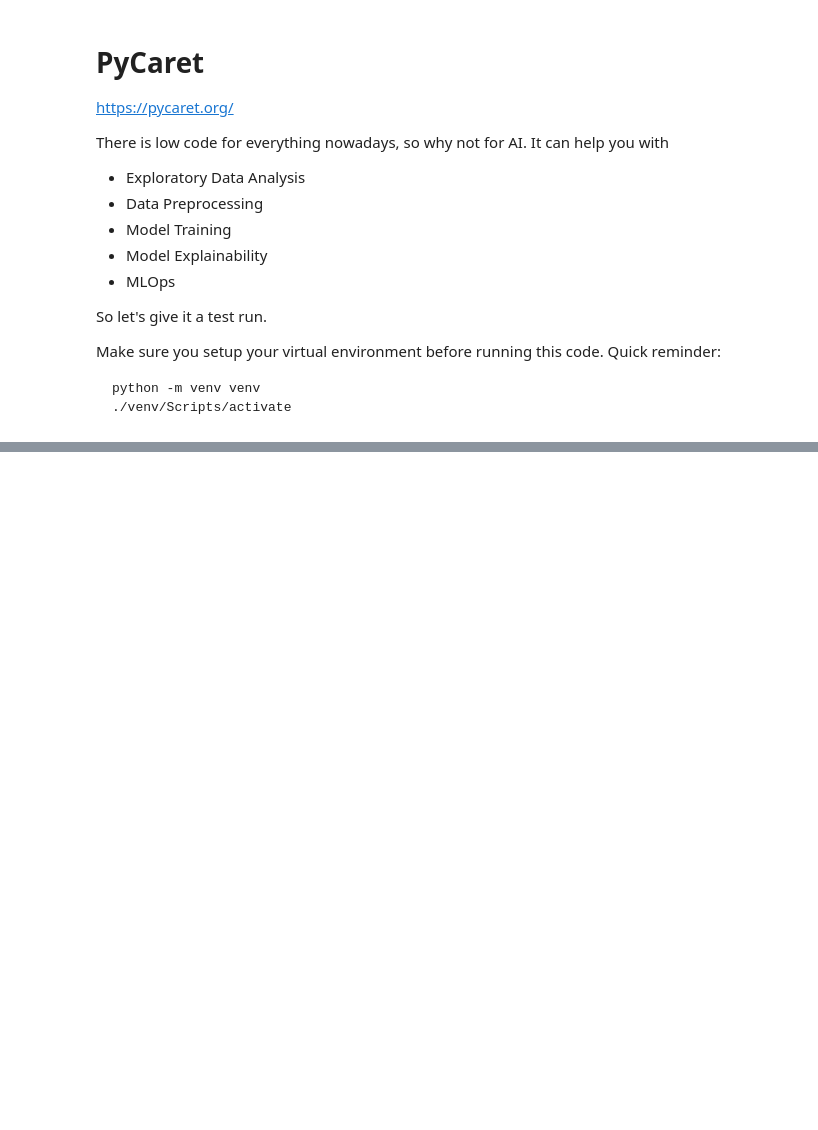
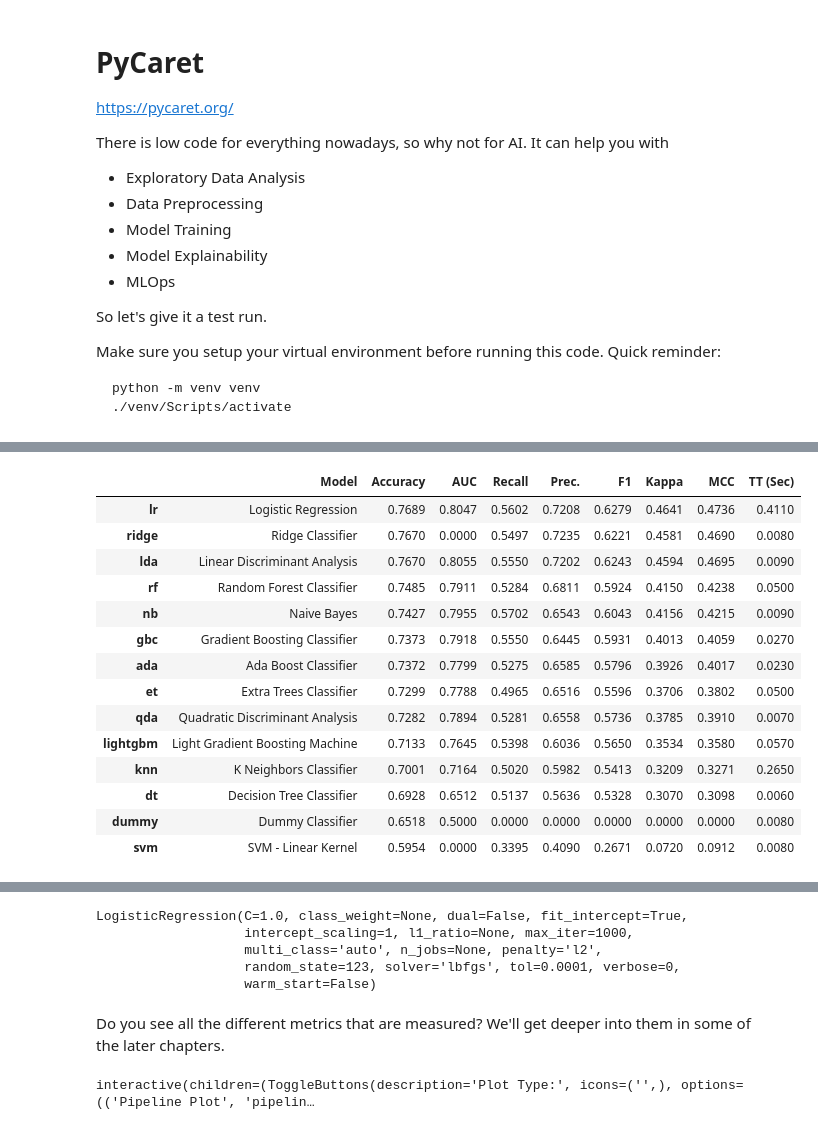
Before and after one commit to mjochen/CloudAI, a Jupyter notebook: Exercises/1.1 - PyCaret.ipynb, the cells around one changed output, grey strips where cells are left out. Saved outputs shown, nothing was run; the diff lists cells and outputs as text; code cells hidden in the pictures; blank space fills up the shorter version.

```diff
--- a/Exercises/1.1 - PyCaret.ipynb
+++ b/Exercises/1.1 - PyCaret.ipynb
@@ -45,0 +102,4 @@ A [quickstart](https://pycaret.gitbook.io/docs/get-started/quickstart) sounds ni
+# %%
+# functional API
+best = compare_models()
+# %% [output]
@@ -45,0 +107,15 @@ A [quickstart](https://pycaret.gitbook.io/docs/get-started/quickstart) sounds ni
+|  | Model | Accuracy | AUC | Recall | Prec. | F1 | Kappa | MCC | TT (Sec) |
+| lr | Logistic Regression | 0.7689 | 0.8047 | 0.5602 | 0.7208 | 0.6279 | 0.4641 | 0.4736 | 0.4110 |
+| ridge | Ridge Classifier | 0.7670 | 0.0000 | 0.5497 | 0.7235 | 0.6221 | 0.4581 | 0.4690 | 0.0080 |
+| lda | Linear Discriminant Analysis | 0.7670 | 0.8055 | 0.5550 | 0.7202 | 0.6243 | 0.4594 | 0.4695 | 0.0090 |
+| rf | Random Forest Classifier | 0.7485 | 0.7911 | 0.5284 | 0.6811 | 0.5924 | 0.4150 | 0.4238 | 0.0500 |
+| nb | Naive Bayes | 0.7427 | 0.7955 | 0.5702 | 0.6543 | 0.6043 | 0.4156 | 0.4215 | 0.0090 |
+| gbc | Gradient Boosting Classifier | 0.7373 | 0.7918 | 0.5550 | 0.6445 | 0.5931 | 0.4013 | 0.4059 | 0.0270 |
+| ada | Ada Boost Classifier | 0.7372 | 0.7799 | 0.5275 | 0.6585 | 0.5796 | 0.3926 | 0.4017 | 0.0230 |
+| et | Extra Trees Classifier | 0.7299 | 0.7788 | 0.4965 | 0.6516 | 0.5596 | 0.3706 | 0.3802 | 0.0500 |
+| qda | Quadratic Discriminant Analysis | 0.7282 | 0.7894 | 0.5281 | 0.6558 | 0.5736 | 0.3785 | 0.3910 | 0.0070 |
+| lightgbm | Light Gradient Boosting Machine | 0.7133 | 0.7645 | 0.5398 | 0.6036 | 0.5650 | 0.3534 | 0.3580 | 0.0570 |
+| knn | K Neighbors Classifier | 0.7001 | 0.7164 | 0.5020 | 0.5982 | 0.5413 | 0.3209 | 0.3271 | 0.2650 |
+| dt | Decision Tree Classifier | 0.6928 | 0.6512 | 0.5137 | 0.5636 | 0.5328 | 0.3070 | 0.3098 | 0.0060 |
+| dummy | Dummy Classifier | 0.6518 | 0.5000 | 0.0000 | 0.0000 | 0.0000 | 0.0000 | 0.0000 | 0.0080 |
+| svm | SVM - Linear Kernel | 0.5954 | 0.0000 | 0.3395 | 0.4090 | 0.2671 | 0.0720 | 0.0912 | 0.0080 |
@@ -45,0 +123,15 @@ A [quickstart](https://pycaret.gitbook.io/docs/get-started/quickstart) sounds ni
+# %%
+print(best)
+# %% [output]
+LogisticRegression(C=1.0, class_weight=None, dual=False, fit_intercept=True,
+                   intercept_scaling=1, l1_ratio=None, max_iter=1000,
+                   multi_class='auto', n_jobs=None, penalty='l2',
+                   random_state=123, solver='lbfgs', tol=0.0001, verbose=0,
+                   warm_start=False)
+# %% [markdown]
+Do you see all the different metrics that are measured? We'll get deeper into them in some of the later chapters.
+# %%
+# functional API
+evaluate_model(best)
+# %% [output]
+interactive(children=(ToggleButtons(description='Plot Type:', icons=('',), options=(('Pipeline Plot', 'pipelin…
```
Also changed, not shown: parts of 27 cells of this notebook, 3 other files.
